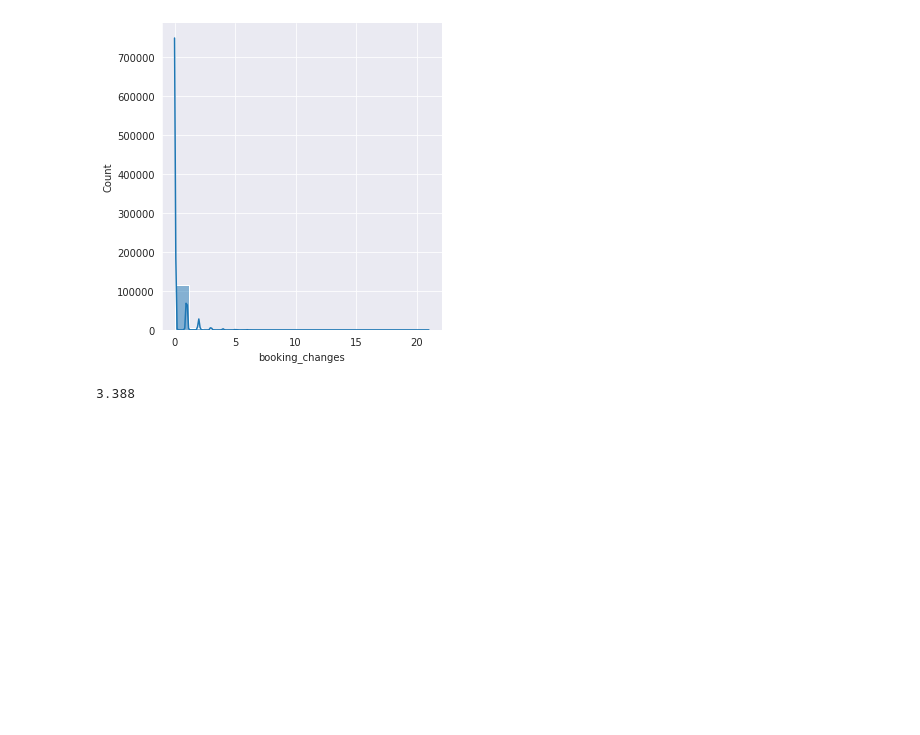
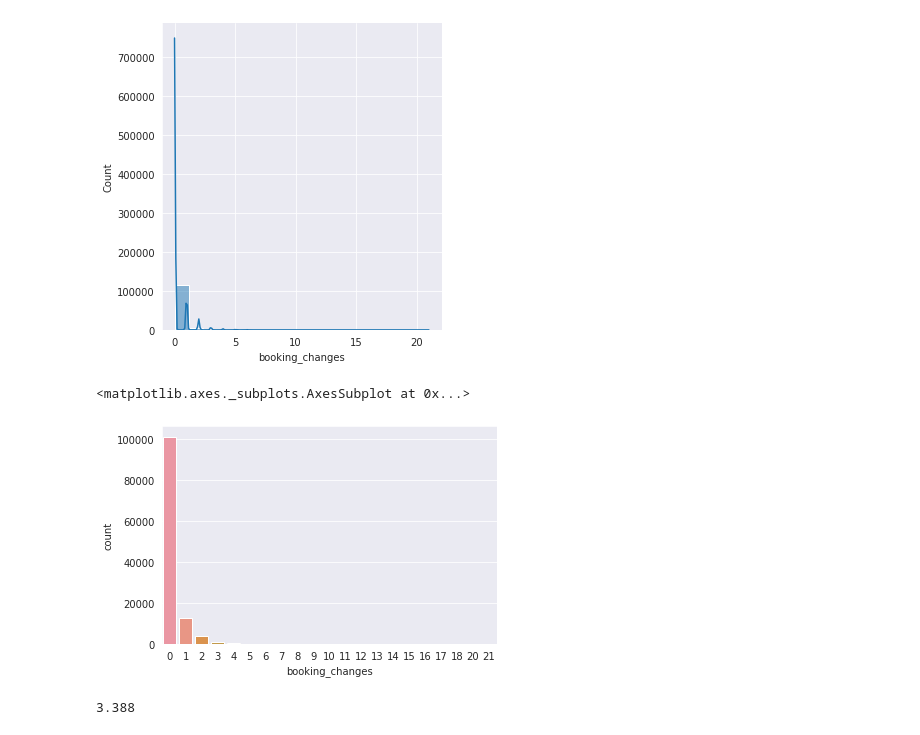
Before and after one commit to suchirmm/hotel-booking, a Jupyter notebook: hotel_booking_analysis.ipynb, the cells around one changed output. Cells and saved outputs as stored; diff of their text form; code cells hidden in the pictures; blank space fills up the shorter version.

```diff
--- a/hotel_booking_analysis.ipynb
+++ b/hotel_booking_analysis.ipynb
@@ -88,6 +82,11 @@ sns.displot(data = data , x = 'booking_changes', kde = True)
 # %% [output]
 <seaborn.axisgrid.FacetGrid at 0x...>
 [figure]
+# %%
+sns.countplot(x="booking_changes", data=data)
+# %% [output]
+<matplotlib.axes._subplots.AxesSubplot at 0x...>
+[figure, added]
 # %%
 # The percentage of missing values
 # Mostly concentrated in one feature - company
```
Also changed, not shown: parts of 19 cells of this notebook.
